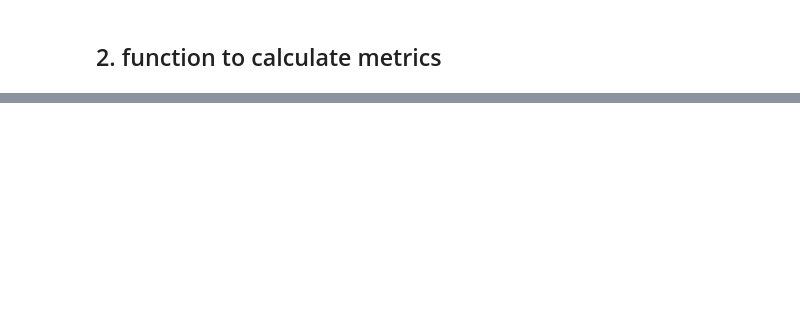
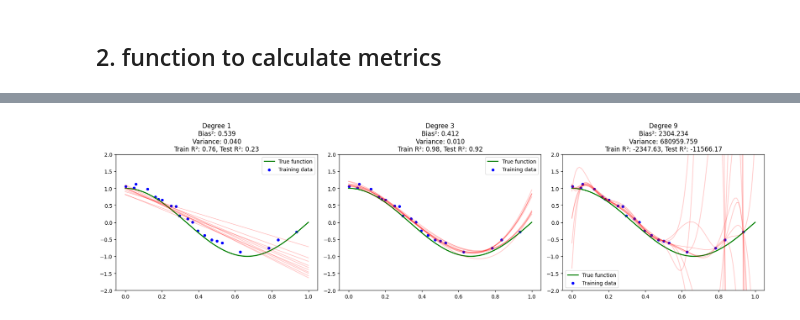
Before and after one commit to Shuaibiqbal/Bias_Variance_Trade_Off_Code_Example, a Jupyter notebook: Bias_Variance_Trade_Off_Code_Example.ipynb, the cells around one changed output, grey strips where cells are left out. Drawn from its saved outputs; the diff is of its cells as text; code cells hidden in the pictures; blank space fills up the shorter version.

```diff
--- a/Bias_Variance_Trade_Off_Code_Example.ipynb
+++ b/Bias_Variance_Trade_Off_Code_Example.ipynb
@@ -55,5 +58,17 @@ def calculate_model_metrics(model, X_train, y_train,X_test ,y_test, n_iterations
         model.fit(X_resampled, y_resampled)
         train_preds.append(model.predict(X_train))
         test_preds[i] = model.predict(X_test)
-        print(test_preds)
-        # print(idx)
+
+    mean_test_pred = np.mean(test_preds, axis = 0)
+    bias_squared = np.mean((y_test - mean_test_pred) ** 2)
+    variance = np.mean(np.var(test_preds, axis= 0))
+
+    train_r2 = r2_score(y_train, np.mean(train_preds, axis=0))
+    test_r2 = r2_score(y_test, mean_test_pred)
+    return {
+        "bias_squared": bias_squared,
+        "variance": variance,
+        "total_error": bias_squared + variance,
+        "train_r2": train_r2,
+        "test_r2": test_r2
+    }
@@ -60,6 +77,78 @@ def calculate_model_metrics(model, X_train, y_train,X_test ,y_test, n_iterations
 # %%
-model = make_pipeline(PolynomialFeatures(degree), LinearRegression())
+degrees = [1,3,9]
+results = []
+plt.figure(figsize=(18, 5))
+for i, degree in enumerate(degrees):
 
-# Calculate metrics
-metrics = calculate_model_metrics(model, X_train, y_train, X_test, true_function(X_test))
+    model = make_pipeline(PolynomialFeatures(degree), LinearRegression())
+
+    # Calculate metrics
+    metrics = calculate_model_metrics(model, X_train, y_train, X_test, true_function(X_test))
+    results.append({"degree": degree, **metrics})
+    # print(results)
+    # Plot model fits
+    plt.subplot(1, 3, i+1)
+
+    # Plot true function
+    X_plot = np.linspace(0, 1, 100)
+    plt.plot(X_plot, true_function(X_plot), label="True function", color='green', linewidth=2)
+
+    # Plot 10 different fits
+    for _ in range(10):
+        idx = np.random.choice(len(X_train), len(X_train), replace=True)
+        model.fit(X_train[idx], y_train[idx])
+        y_plot = model.predict(X_plot.reshape(-1, 1))
+        plt.plot(X_plot, y_plot, color='red', alpha=0.2)
+
+    # Plot data points
+    plt.scatter(X_train, y_train, color='blue', s=20, label="Training data")
+
+    # Add metrics to title
+    title = f"Degree {degree}\n"
+    title += f"Bias²: {metrics['bias_squared']:.3f}\n"
+    title += f"Variance: {metrics['variance']:.3f}\n"
+    title += f"Train R²: {metrics['train_r2']:.2f}, Test R²: {metrics['test_r2']:.2f}"
+    plt.title(title)
+    plt.ylim(-2, 2)
+    plt.legend()
+
+plt.tight_layout()
+plt.show()
+## 4. Print detailed metrics table
+print("\nModel Performance Metrics:")
+print("{:<10} {:<10} {:<10} {:<10} {:<15} {:<15}".format(
+    "Degree", "Bias²", "Variance", "Total Error", "Train R²", "Test R²"))
+for r in results:
+    print("{:<10} {:<10.3f} {:<10.3f} {:<10.3f} {:<15.3f} {:<15.3f}".format(
+        r['degree'], r['bias_squared'], r['variance'], r['total_error'],
+        r['train_r2'], r['test_r2']))
+
+## 5. Plot bias-variance-accuracy tradeoff
+plt.figure(figsize=(12, 8))
+
+# First subplot: Error components
+plt.subplot(2, 1, 1)
+degrees = [r['degree'] for r in results]
+plt.plot(degrees, [r['bias_squared'] for r in results], 'o-', label='Bias²')
+plt.plot(degrees, [r['variance'] for r in results], 'o-', label='Variance')
+plt.plot(degrees, [r['total_error'] for r in results], 'o-', label='Total Error')
+plt.xlabel('Model Complexity (Polynomial Degree)')
+plt.ylabel('Error')
+plt.title('Bias-Variance Tradeoff')
+plt.legend()
+plt.grid()
+
+# Second subplot: Accuracy metrics
+plt.subplot(2, 1, 2)
+plt.plot(degrees, [r['train_r2'] for r in results], 'o-', label='Train R²')
+plt.plot(degrees, [r['test_r2'] for r in results], 'o-', label='Test R²')
+plt.xlabel('Model Complexity (Polynomial Degree)')
+plt.ylabel('R² Score')
+plt.title('Accuracy vs Model Complexity')
+plt.legend()
+plt.grid()
+
+plt.tight_layout()
+plt.show()
 # %% [output]
+[figure, added]
```
Also changed, not shown: parts of 5 cells of this notebook.
